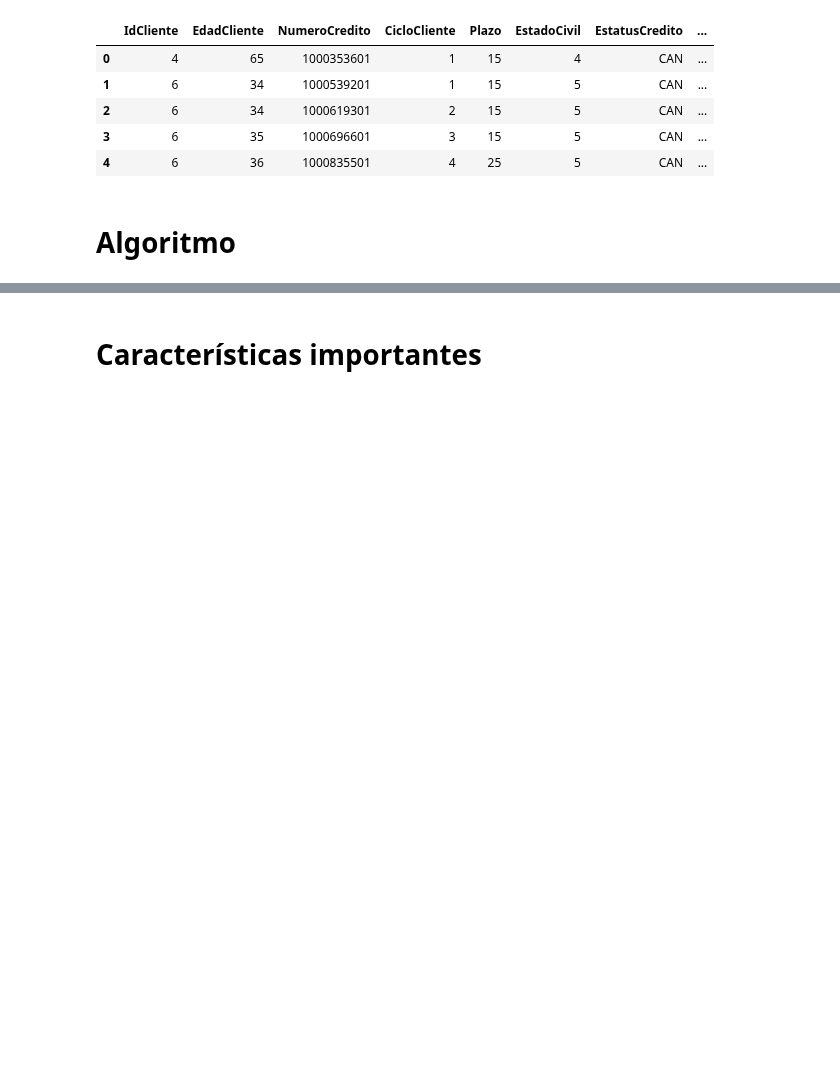
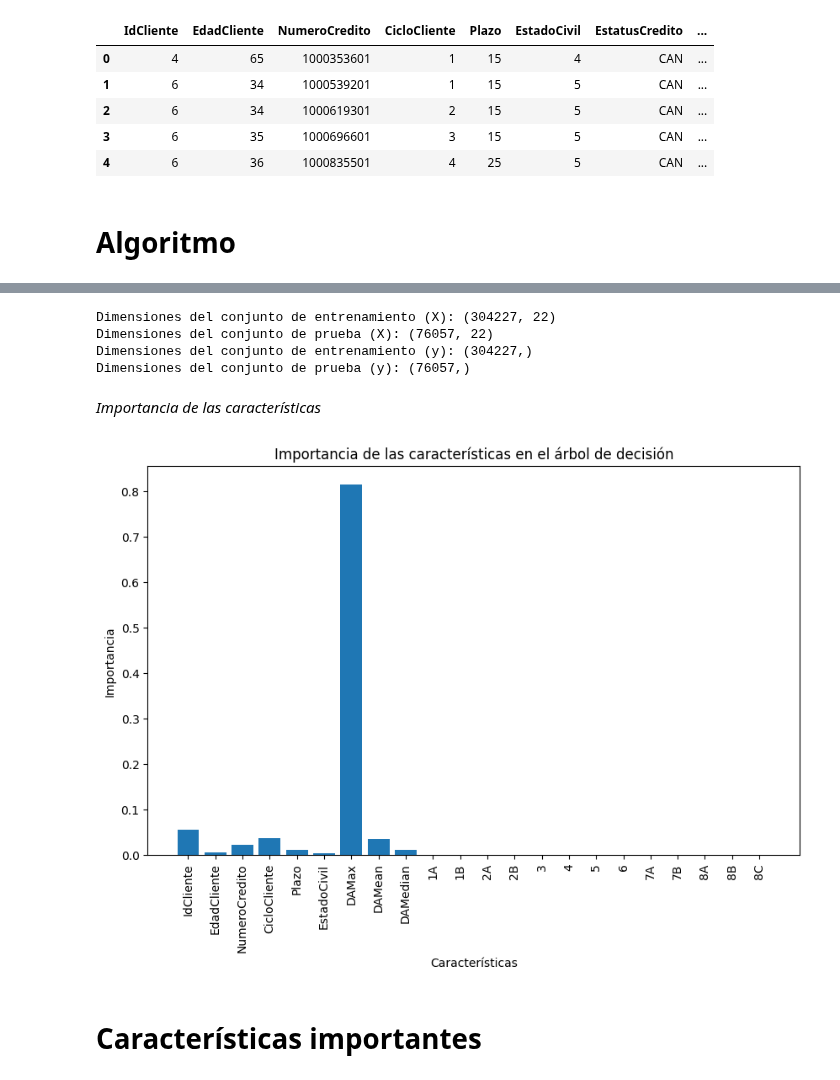
Before and after one commit to bmijangos/ProyectoIntegrador, a Jupyter notebook: Avance3_Equipo21.ipynb, the cells around one changed output, grey strips where cells are left out. Saved outputs shown, nothing was run; the diff lists cells and outputs as text; code cells hidden in the pictures; blank space fills up the shorter version.

```diff
--- a/Avance3_Equipo21.ipynb
+++ b/Avance3_Equipo21.ipynb
@@ -433,0 +522,6 @@ plt.show()
+# %%
+# Añadimos las variables binarias al DataFrame
+newdf = pd.concat([newdf, dummies], axis = 1)
+
+# Eliminamos la vairable original race
+newdf = newdf.drop(columns=['EstatusCredito'])
@@ -434,3 +567,48 @@ plt.show()
+# %%
+
+
+# Definir la variable objetivo y las características
+X = newdf.drop('CAN', axis=1)  # Todas las columnas excepto 'EstatusCredito' son características independientes
+y = newdf['CAN']  # 'EstatusCredito' es la variable objetivo
+
+# Dividir los datos en conjunto de entrenamiento y prueba
+X_train, X_test, y_train, y_test = train_test_split(X, y, test_size=0.20, random_state=42)
+
+# Verificar las dimensiones de los conjuntos de entrenamiento y prueba
+print("Dimensiones del conjunto de entrenamiento (X):", X_train.shape)
+print("Dimensiones del conjunto de prueba (X):", X_test.shape)
+print("Dimensiones del conjunto de entrenamiento (y):", y_train.shape)
+print("Dimensiones del conjunto de prueba (y):", y_test.shape)
+# %% [output]
+Dimensiones del conjunto de entrenamiento (X): (304227, 22)
+Dimensiones del conjunto de prueba (X): (76057, 22)
+Dimensiones del conjunto de entrenamiento (y): (304227,)
+Dimensiones del conjunto de prueba (y): (76057,)
+# %% [markdown]
+*Importancia de las características*
+# %%
+from sklearn.tree import DecisionTreeClassifier
+import matplotlib.pyplot as plt
+
+
+modelo = DecisionTreeClassifier()
+
+
+modelo.fit(X_train, y_train)
+
+# Obtener la importancia de las características
+importancias_caracteristicas = modelo.feature_importances_
+
+# Crear un gráfico de barras para visualizar la importancia de las características
+plt.figure(figsize=(10, 6))
+plt.bar(range(len(importancias_caracteristicas)), importancias_caracteristicas)
+plt.xticks(range(len(importancias_caracteristicas)), X.columns, rotation=90)
+plt.xlabel('Características')
+plt.ylabel('Importancia')
+plt.title('Importancia de las características en el árbol de decisión')
+plt.show()
+# %% [output]
+[figure, added]
 # %% [markdown]
 # Características importantes
 # %% [markdown]
```
Also changed, not shown: parts of 17 cells of this notebook.
